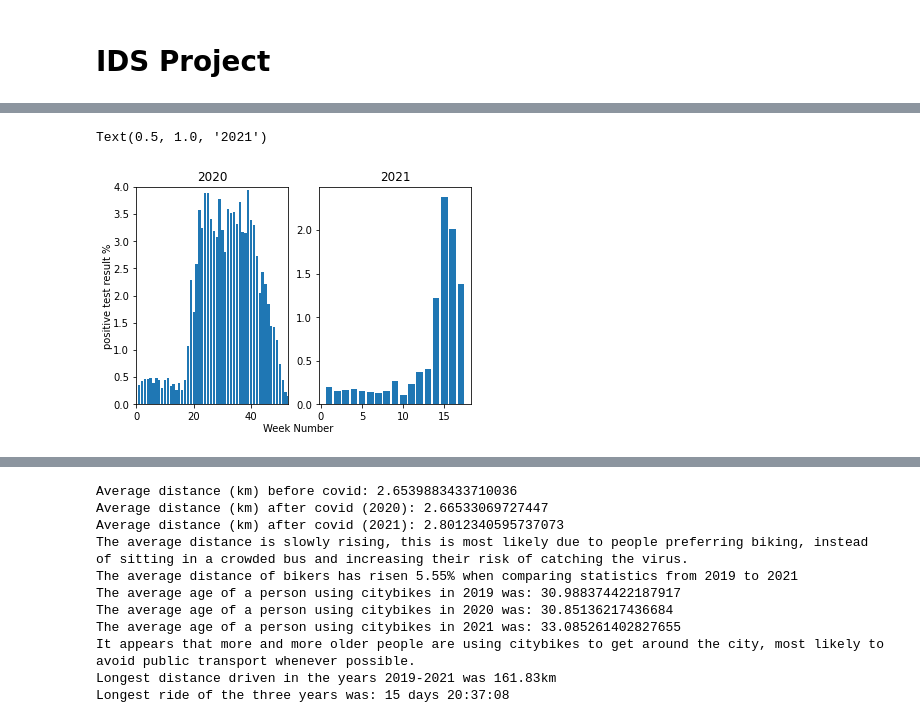
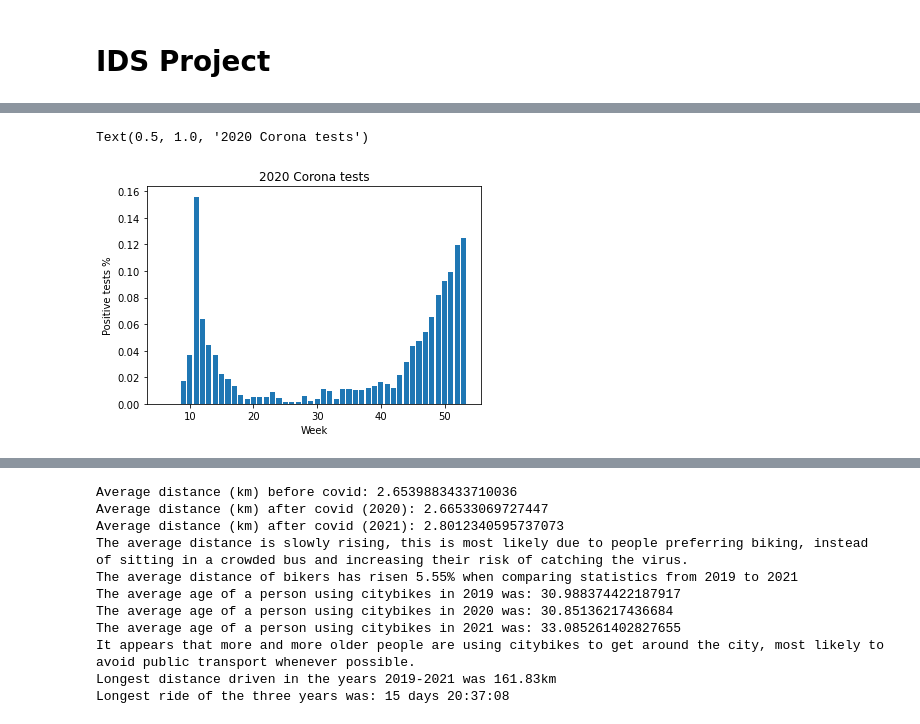
Before and after one commit to kerdokurs/ids_project, a Jupyter notebook: IDS_Project.ipynb, the cells around one changed output, grey strips where cells are left out. Drawn from its saved outputs; the diff is of its cells as text; code cells hidden in the pictures.

```diff
--- a/IDS_Project.ipynb
+++ b/IDS_Project.ipynb
@@ -71,5 +74,6 @@ covid_data_raw = pd.read_csv("data/covid.csv")
 covid_data_raw = covid_data_raw.sort_values(by="StatisticsDate")
 #covid_data_2020 = covid_data_raw[(covid_data_raw["StatisticsDate"] >= "2020-05-01") & (covid_data_raw["StatisticsDate"] <= "2020-10-31")]
 #covid_data_2021 = covid_data_raw[(covid_data_raw["StatisticsDate"] >= "2021-05-01") & (covid_data_raw["StatisticsDate"] <= "2021-10-31")]
-covid_data = covid_data_raw[((covid_data_raw["StatisticsDate"] < "2021-05-01"))]
-covid_data
+covid_dat = covid_data_raw[((covid_data_raw["StatisticsDate"] < "2021-05-01"))]
+covid_dat
+covid_data = covid_dat.copy()
@@ -141,36 +80,27 @@ Text(0.5, 1.0, '2021')
-# %%
-#same thing with bike data
-bike_data_all_weeks = bike_data
-bike_data_all_weeks["unlockedat"] = bike_data["unlockedat"].astype(np.datetime64)
-bike_data_all_weeks["week_no_year"] = bike_data_all_weeks["unlockedat"].dt.isocalendar().week
-bike_data_all_weeks["year"] = bike_data_all_weeks["unlockedat"].dt.isocalendar().year
-"--------*******--------"
-bc20 = bike_data_all_weeks[bike_data_all_weeks["year"]==2020]
-bindex = bc20.index
-
-bnumber_of_rows = len(bindex)
-bc21 = bike_data_all_weeks[bike_data_all_weeks["year"]==2020]
-bindex1 = bc21.index
-
-bnumber_of_rows1 = len(bindex1)
-"-------********--------"
-# no of bike rides in 2020 and 2021
-bike_by_week_year = bike_data_all_weeks.groupby(["week_no_year","year"]).size().rename('count').to_frame().reset_index()
-byear20 = bike_by_week_year[bike_by_week_year["year"]== 2020]
-byear21 = bike_by_week_year[bike_by_week_year["year"]== 2021]
-
-fig, (ax1, ax2) = plt.subplots(1, 2)
-#covid_counts[0] is the count of all covid tests in given time period
-ax1.set_xlim(left=0, right=53)
-ax1.set_ylim(bottom=0, top=4)
-ax1.bar(byear20["week_no_year"], byear20["count"]/bnumber_of_rows*100)
-
-ax2.bar(byear21["week_no_year"], byear21["count"]/bnumber_of_rows1*100)
-fig.text(0.5, 0.04, 'Week Number', ha='center', va='center')
-fig.text(0.06, 0.5, 'positive test result %', ha='center', va='center', rotation='vertical')
-
-ax1.set_title('2020')
-ax2.set_title('2021')
-# %% [output]
-Text(0.5, 1.0, '2021')
-[figure, removed]
+# %%
+#VISUALISE DATA BY WEEK NUMBER AS PERCENTAGE
+covid_data["StatisticsDate"] = covid_data["StatisticsDate"].astype(np.datetime64)
+covid_data['week_number_of_year']=covid_data["StatisticsDate"].dt.isocalendar().week
+covid_data["year"] = covid_data["StatisticsDate"].dt.isocalendar().year
+"-------*******-------"
+alltst= covid_data.groupby(["week_number_of_year","year"])["ResultValue"].count().rename('count').to_frame().reset_index()
+#nakatumiste_data = covid_data.groupby(["week_number_of_year", "year"])["ResultValue"].value_counts().rename('count').to_frame().reset_index()
+onlypos = covid_data[covid_data.ResultValue == "P"]
+onlypos = onlypos.groupby(["week_number_of_year","year"])["ResultValue"].count().rename('countpos').to_frame().reset_index()
+onlypos
+alltst["merg"]= alltst["year"].astype(str) + "-" + alltst["week_number_of_year"].astype(str)
+onlypos["merg"] = onlypos["year"].astype(str) + "-" +onlypos["week_number_of_year"].astype(str)
+what = pd.merge(alltst, onlypos, how="outer")
+what.fillna(0, inplace=True)
+what['Result'] = what['countpos']/what['count']
+what2020 = what[what.year == 2020]
+what2021 = what[what.year == 2021]
+#2020 covid positive results average by week
+plt.bar(what2020["week_number_of_year"],what2020["Result"])
+plt.xlabel("Week")
+plt.ylabel("Positive tests %")
+plt.title("2020 Corona tests")
+#iga nädala positiivsete osakaal
+# %% [output]
+Text(0.5, 1.0, '2020 Corona tests')
+[figure, added]
```
Also changed, not shown: parts of 20 cells of this notebook.
